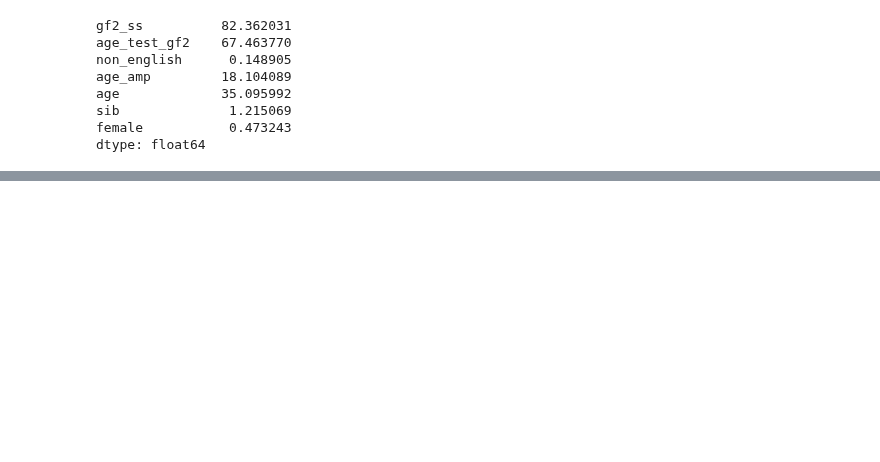
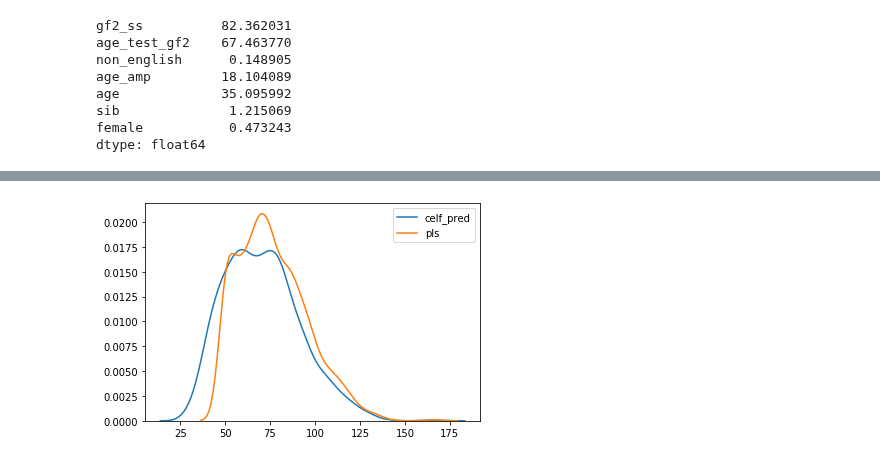
Before and after one commit to fonnesbeck/infant_hearing_intervention, a Jupyter notebook: notebooks/scores_adjustment.ipynb, the cells around one changed output, grey strips where cells are left out. Saved outputs shown, nothing was run; the diff lists cells and outputs as text; code cells hidden in the pictures; blank space fills up the shorter version.

```diff
--- a/notebooks/scores_adjustment.ipynb
+++ b/notebooks/scores_adjustment.ipynb
@@ -160,0 +243,12 @@ sns.kdeplot(X_pred.gf2_ss);
+# %%
+X_pred = language_data.loc[language_data.test_name=='PLS', ['score', 'age_test', 'sex', 'non_english', 'age_amp', 'age', 'sib']]
+X_pred['female'] = X_pred.sex.replace({'Male':0, 'Female':1})
+X_pred['non_english'] = X_pred.non_english.astype(float)
+X_pred = X_pred.drop('sex', axis=1)
+X_pred = X_pred.fillna(X_pred.mean())
+# %%
+celf_pls_pred = celf_pls_model.predict(X_pred)
+sns.kdeplot(celf_pls_pred, label='celf_pred')
+sns.kdeplot(X_pred.score, label='pls');
+# %% [output]
+[figure, added]
```
Also changed, not shown: parts of 31 cells of this notebook, 5 other files.
